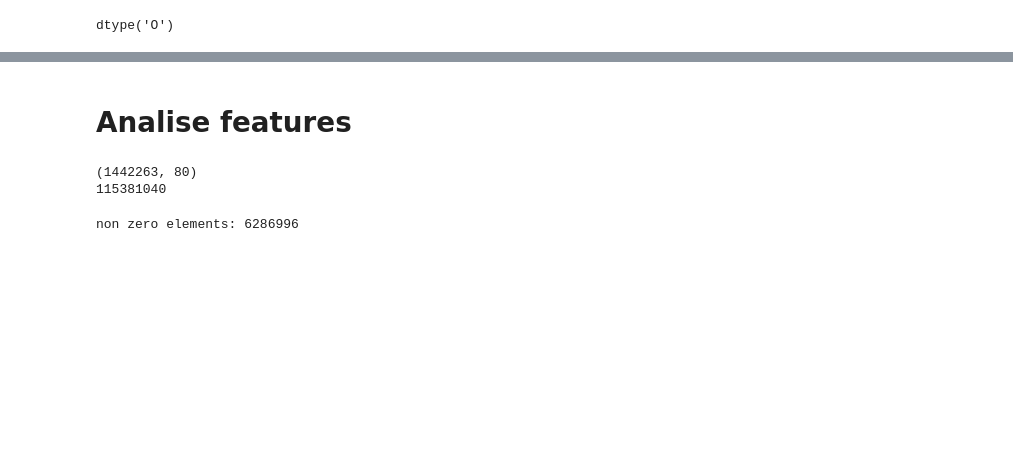
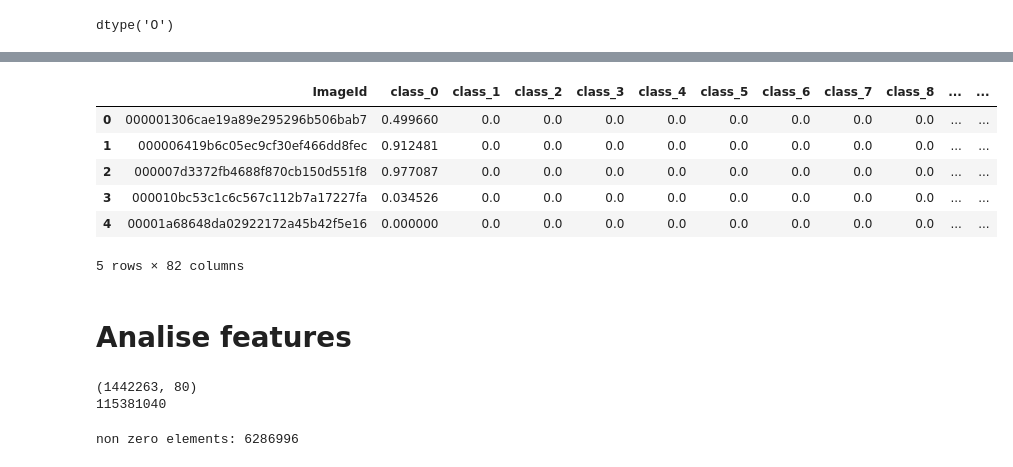
Before and after one commit to Adeykin/SNAHackathon, a Jupyter notebook: Convert features.ipynb, the cells around one changed output, grey strips where cells are left out. Saved outputs shown, nothing was run; the diff lists cells and outputs as text; code cells hidden in the pictures; blank space fills up the shorter version.

```diff
--- a/Convert features.ipynb
+++ b/Convert features.ipynb
@@ -183,0 +205,8 @@ df.to_pickle('trainWithtargetDF.pkl')
+# %%
+df = pd.read_pickle('trainDF_fixed.pkl')
+df = df.rename( {'fileName': 'ImageId'},  axis='columns')
+# %%
+dfTarget = pd.read_pickle('trainTargetDF_extand.pkl')
+#df = df.rename( {'targetScore': 'targetScoreNor'},  axis='columns')
+dfTarget['targetScore'] = dfTarget['targetScoreNormalised']
+dfTarget.head()
@@ -183,0 +220,3 @@ df.to_pickle('trainWithtargetDF.pkl')
+# %%
+dfTarget = dfTarget.drop(columns=['targetScoreNormalised', 'targetCount'])
+dfTarget.head()
@@ -183,0 +230,11 @@ df.to_pickle('trainWithtargetDF.pkl')
+# %%
+df = pd.merge(left=df, right=dfTarget, on='ImageId')
+df.head()
+# %% [output]
+|  | ImageId | class_0 | class_1 | class_2 | class_3 | class_4 | class_5 | class_6 | class_7 | class_8 | ... | ... |
+| 0 | 000001306cae19a89e295296b506bab7 | 0.499660 | 0.0 | 0.0 | 0.0 | 0.0 | 0.0 | 0.0 | 0.0 | 0.0 | ... | ... |
+| 1 | 000006419b6c05ec9cf30ef466dd8fec | 0.912481 | 0.0 | 0.0 | 0.0 | 0.0 | 0.0 | 0.0 | 0.0 | 0.0 | ... | ... |
+| 2 | 000007d3372fb4688f870cb150d551f8 | 0.977087 | 0.0 | 0.0 | 0.0 | 0.0 | 0.0 | 0.0 | 0.0 | 0.0 | ... | ... |
+| 3 | 000010bc53c1c6c567c112b7a17227fa | 0.034526 | 0.0 | 0.0 | 0.0 | 0.0 | 0.0 | 0.0 | 0.0 | 0.0 | ... | ... |
+| 4 | 00001a68648da02922172a45b42f5e16 | 0.000000 | 0.0 | 0.0 | 0.0 | 0.0 | 0.0 | 0.0 | 0.0 | 0.0 | ... | ... |
+5 rows × 82 columns
```
Also changed, not shown: parts of 21 cells of this notebook, 1 other file.
